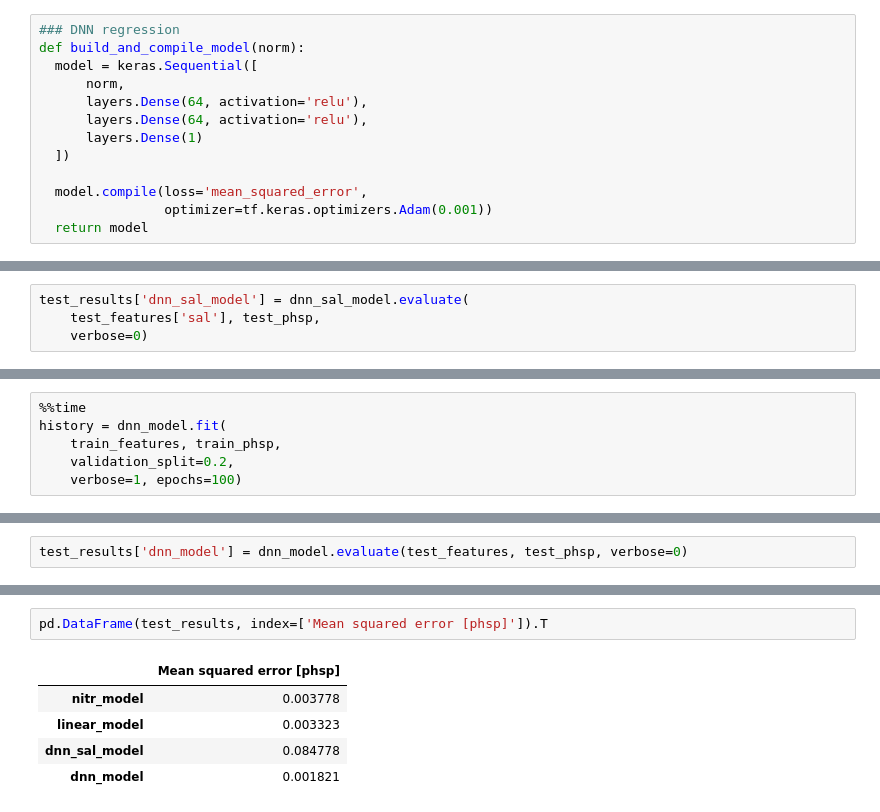
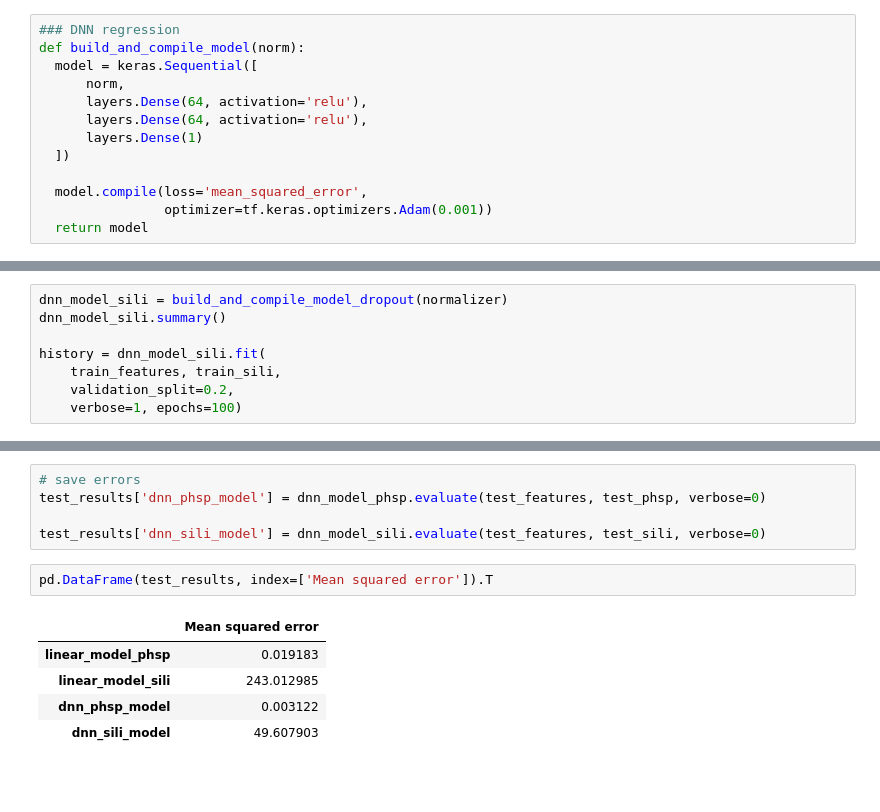
Before and after one commit to ellenrpark/6862-project, a Jupyter notebook: NN_Keras.ipynb, the cells around one changed output, grey strips where cells are left out. Cells and saved outputs as stored; diff of their text form; blank space fills up the shorter version.

```diff
--- a/NN_Keras.ipynb
+++ b/NN_Keras.ipynb
@@ -310,4 +268,0 @@ plot_sal(x, y)
-# %%
-test_results['dnn_sal_model'] = dnn_sal_model.evaluate(
-    test_features['sal'], test_phsp,
-    verbose=0)
@@ -334,7 +303,9 @@ _________________________________________________________________
 # %%
-%%time
-history = dnn_model.fit(
-    train_features, train_phsp,
+dnn_model_sili = build_and_compile_model_dropout(normalizer)
+dnn_model_sili.summary()
+
+history = dnn_model_sili.fit(
+    train_features, train_sili,
     validation_split=0.2,
     verbose=1, epochs=100)
 # %% [output]
@@ -362,2 +328,0 @@ plot_loss(history, 0.001, 0.003)
-# %%
-test_results['dnn_model'] = dnn_model.evaluate(test_features, test_phsp, verbose=0)
@@ -364,8 +363,13 @@ test_results['dnn_model'] = dnn_model.evaluate(test_features, test_phsp, verbose
+# %%
+# save errors
+test_results['dnn_phsp_model'] = dnn_model_phsp.evaluate(test_features, test_phsp, verbose=0)
+
+test_results['dnn_sili_model'] = dnn_model_sili.evaluate(test_features, test_sili, verbose=0)
 # %%
-pd.DataFrame(test_results, index=['Mean squared error [phsp]']).T
+pd.DataFrame(test_results, index=['Mean squared error']).T
 # %% [output]
-|  | Mean squared error [phsp] |
-| nitr_model | 0.003778 |
-| linear_model | 0.003323 |
-| dnn_sal_model | 0.084778 |
-| dnn_model | 0.001821 |
+|  | Mean squared error |
+| linear_model_phsp | 0.019183 |
+| linear_model_sili | 243.012985 |
+| dnn_phsp_model | 0.003122 |
+| dnn_sili_model | 49.607903 |
```
Also changed, not shown: parts of 47 cells of this notebook.
